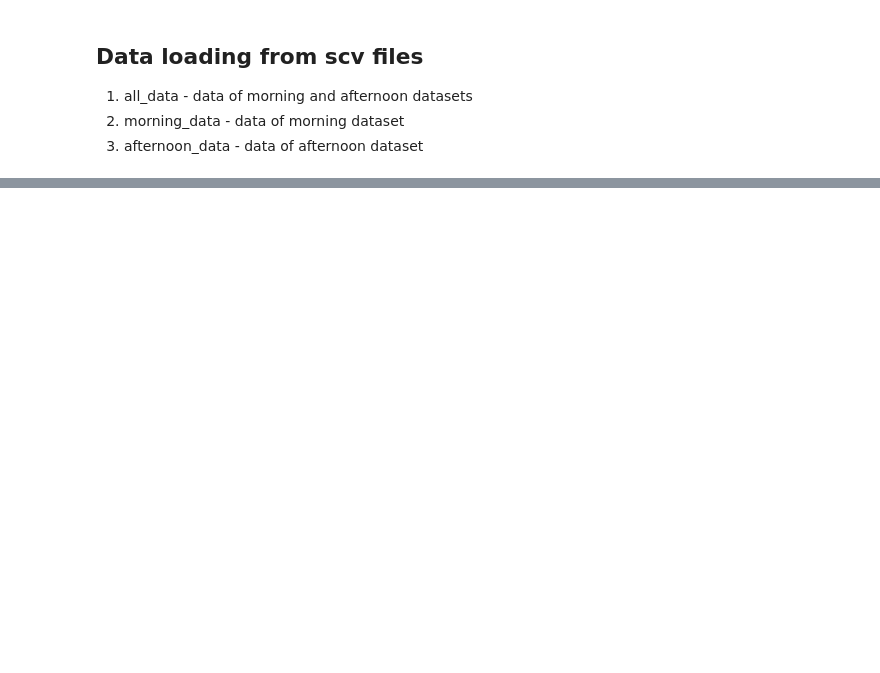
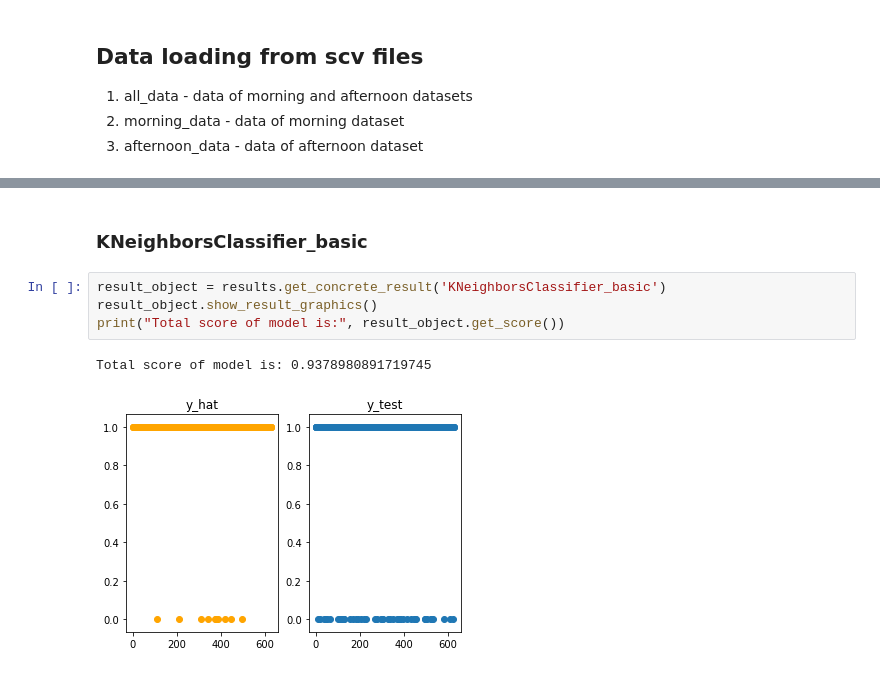
Before and after one commit to Belket/ResperatoryDeseaseClassification, a Jupyter notebook: Disease classification.ipynb, the cells around one changed output, grey strips where cells are left out. Cells and saved outputs as stored; diff of their text form; blank space fills up the shorter version.

```diff
--- a/Disease classification.ipynb
+++ b/Disease classification.ipynb
@@ -302,0 +180,9 @@ f1_score(y_test, y_hat)
+# %% [markdown]
+### KNeighborsClassifier_basic
+# %%
+result_object = results.get_concrete_result('KNeighborsClassifier_basic')
+result_object.show_result_graphics()
+print("Total score of model is:", result_object.get_score())
+# %% [output]
+Total score of model is: 0.9378980891719745
+[figure, added]
```
Also changed, not shown: parts of 57 cells of this notebook, 4 other files.
